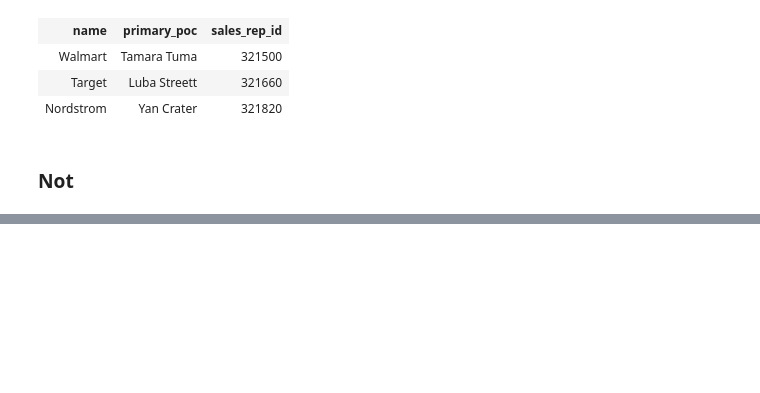
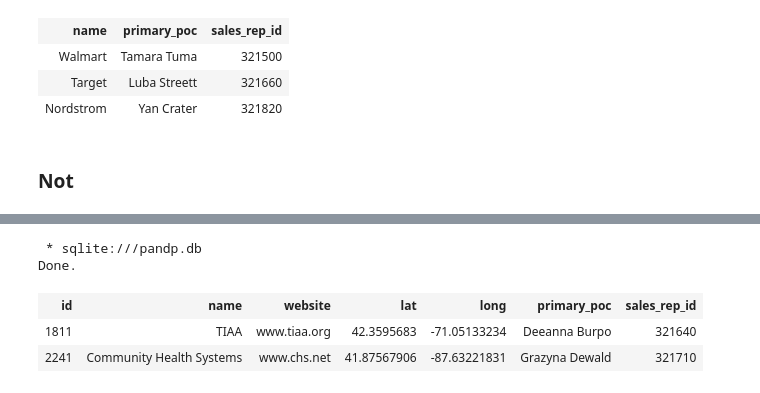
Before and after one commit to bramuelaswani/ML-DL-Related, a Jupyter notebook: SQL Exercises.ipynb, the cells around one changed output, grey strips where cells are left out. Drawn from its saved outputs; the diff is of its cells as text; code cells hidden in the pictures; blank space fills up the shorter version.

```diff
--- a/SQL Exercises.ipynb
+++ b/SQL Exercises.ipynb
@@ -306,0 +324,11 @@ Done.
+# %%
+%%sql
+SELECT *
+FROM accounts
+WHERE website NOT LIKE '%com%';
+# %% [output]
+ * sqlite:///pandp.db
+Done.
+| id | name | website | lat | long | primary_poc | sales_rep_id |
+| 1811 | TIAA | www.tiaa.org | 42.3595683 | -71.05133234 | Deeanna Burpo | 321640 |
+| 2241 | Community Health Systems | www.chs.net | 41.87567906 | -87.63221831 | Grazyna Dewald | 321710 |
```
Also changed, not shown: parts of 1 cell of this notebook, 1 other file.
